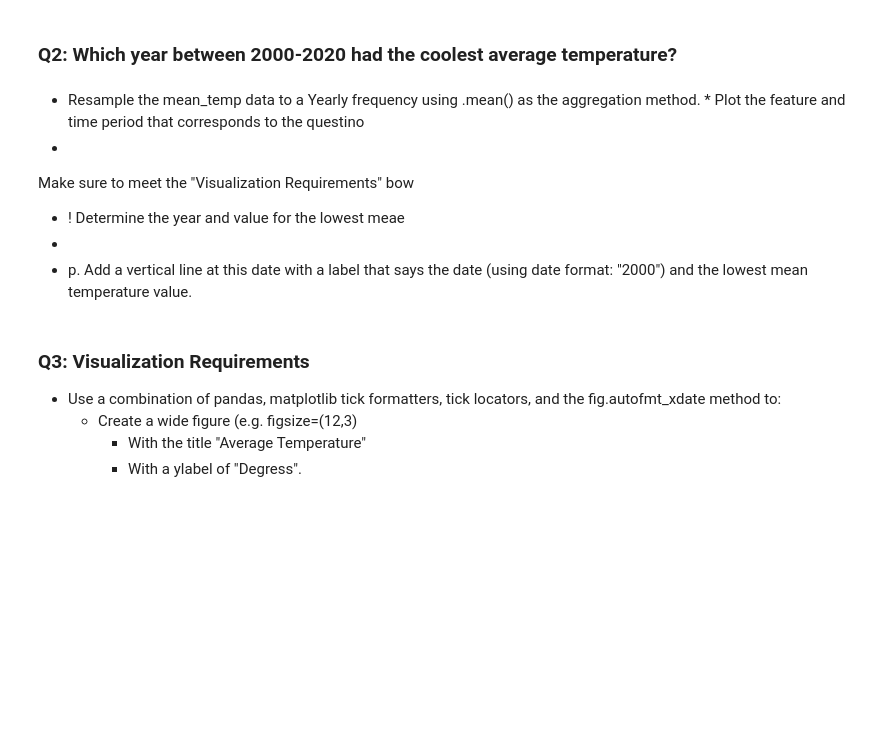
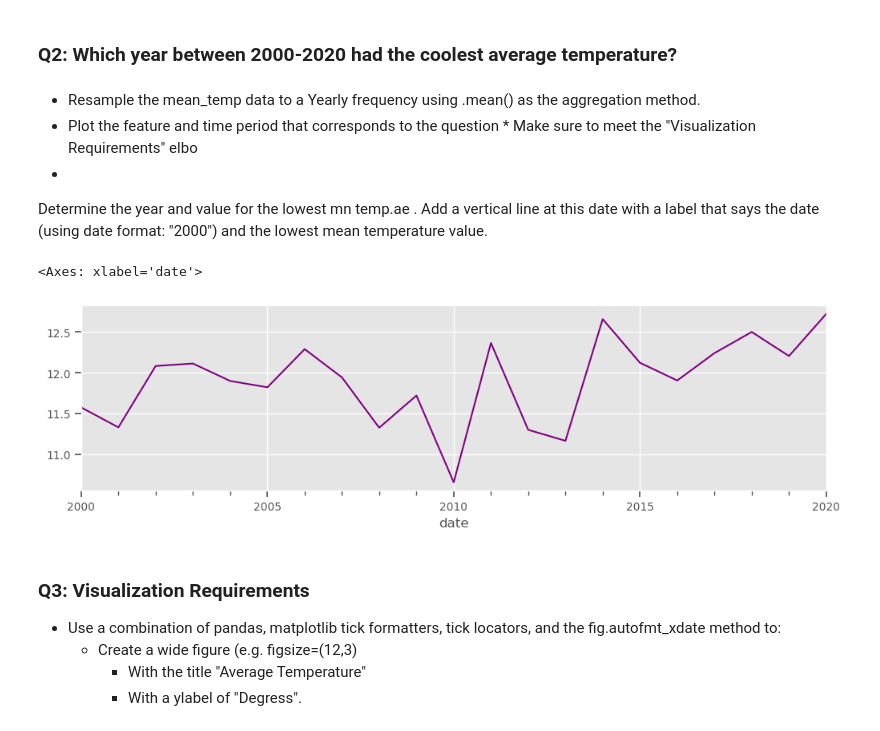
Before and after one commit to VALDE021/Resampling-Datetime-Data-Core1-EricNV, a Jupyter notebook: Resampling Datetime Data Core-EricNV.ipynb, the cells around one changed output. Saved outputs shown, nothing was run; the diff lists cells and outputs as text; code cells hidden in the pictures; blank space fills up the shorter version.

```diff
--- a/Resampling Datetime Data Core-EricNV.ipynb
+++ b/Resampling Datetime Data Core-EricNV.ipynb
@@ -278,12 +278,14 @@ fig.autofmt_xdate(which='major',rotation=90)
 ### Q2: Which year between 2000-2020 had the coolest average temperature?
 # %% [markdown]
 * Resample the  mean_temp data to a Yearly frequency using .mean() as the aggregation method.
+* Plot the feature and time period that corresponds to the question
     *
-Plot the feature and time period that corresponds to the questino
+Make sure to meet the "Visualization Requirements" elbo
 *
-Make sure to meet the "Visualization Requirements" bow
-* !
-Determine the year and value for the lowest meae
-*
-* p.
+Determine the year and value for the lowest mn temp.ae
+.
 Add a vertical line at this date with a label that says the date (using date format: "2000") and the lowest mean temperature value.
+# %%
+# Resampling the mean_temp data to a Yrly freq using .mean() ast the aggreagtion method
+rsdf = rsdf['2000':'2020']
+yearly_mean_temp = rsdf['mean_temp'].resample('Y').mean()
@@ -290,3 +296,10 @@ Add a vertical line at this date with a label that says the date (using date for
+# %%
+# Create the plot
+fig, ax = plt.subplots(figsize=(12,3))
+yearly_mean_temp.plot(ax=ax, label="using date format: 2000", color="purple")
+# %% [output]
+<Axes: xlabel='date'>
+[figure, added]
 # %% [markdown]
 ### Q3: Visualization Requirements
 * Use a combination of pandas, matplotlib tick formatters, tick locators, and the fig.autofmt_xdate method to:
```
Also changed, not shown: parts of 4 cells of this notebook.
